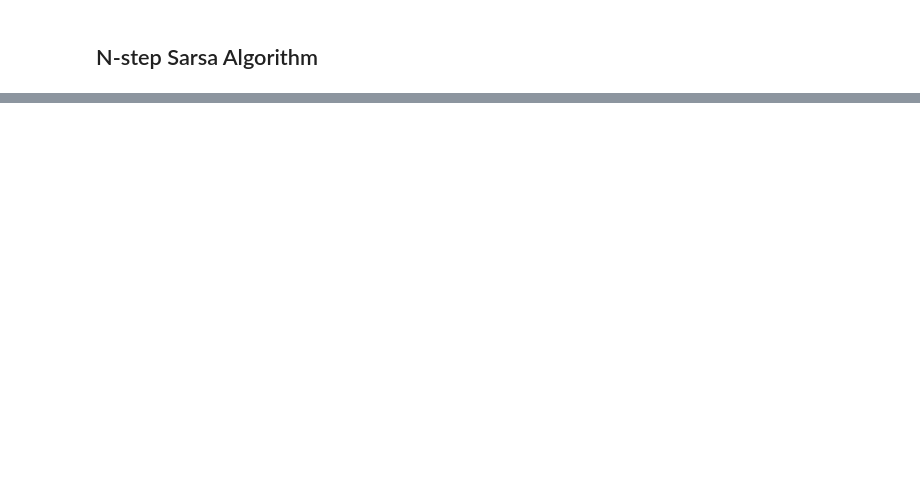
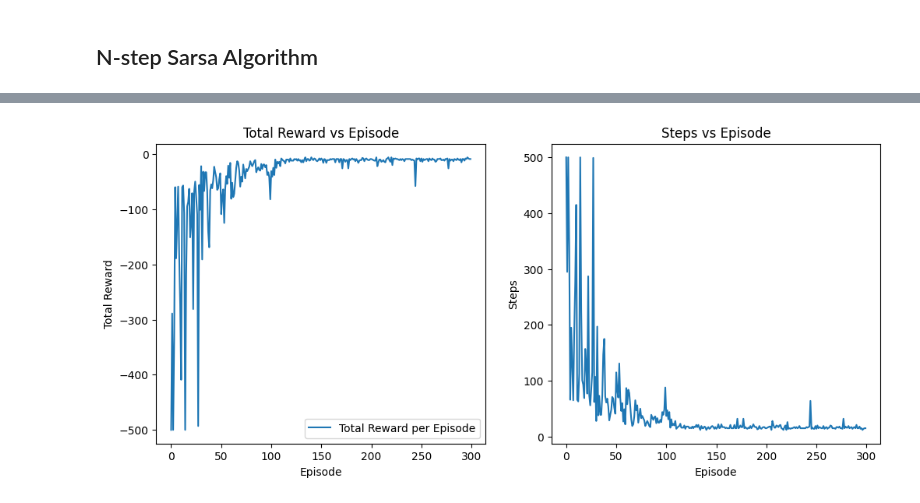
Before and after one commit to VulcanZhX/Hands-on-RL, a Jupyter notebook: C5_5-TD_nstep.ipynb, the cells around one changed output, grey strips where cells are left out. Cells and saved outputs as stored; diff of their text form; code cells hidden in the pictures; blank space fills up the shorter version.

```diff
--- a/C5_5-TD_nstep.ipynb
+++ b/C5_5-TD_nstep.ipynb
@@ -225,0 +342,83 @@ Episode 300/300, Average Reward: -23.5
+# %%
+## Main Program for Off-Policy Sarsa
+# initialize environment and parameters
+env = WindyGridWorld_Stochastic()
+np.random.seed(2)  # 设置随机种子以便复现
+ncol = env.width
+nrow = env.height
+epsilon = 0.1
+alpha = 0.1  # learning rate(approximation of 1/N)
+gamma = 0.85  # discount factor
+agent = n_Sarsa_offpi(ncol, nrow, epsilon, alpha, gamma)
+num_episodes = 300
+
+# Train the agent
+reward_list, step_ep_list, Q_table, policy = agent.n_Sarsa_offpi_main(
+    env, num_episodes)
+# Simulate the learned policy
+state_policy_list = []
+action_policy_list = []
+done = False
+sim_step = 0
+reward_total = 0
+env.reset()  # 重置环境
+state_policy_list.append(env.state_pos)  # 记录初始状态
+while (not done) and sim_step < 100:
+    state = env.state_pos  # 获取当前状态
+    action = policy[state]  # 从初始状态获取动作
+    nxt_state, reward, done = env.step(env.state_pos, action)
+    reward_total += reward
+    # record the state and action
+    state_policy_list.append(env.state_pos)
+    action_policy_list.append(action)
+    # update the state_idx
+    state = nxt_state
+    # check if the goal is reached
+    if env.state_pos == env.goal:
+        done = True
+    sim_step += 1
+
+# Plot the learning results
+plt.figure(figsize=(12, 5))
+plt.subplot(1, 2, 1)
+plt.plot(reward_list, label='Total Reward per Episode')
+plt.xlabel('Episode')
+plt.ylabel('Total Reward')
+plt.title('Total Reward vs Episode')
+plt.legend()
+plt.subplot(1, 2, 2)
+plt.plot(step_ep_list, label='Steps per Episode')
+plt.xlabel('Episode')
+plt.ylabel('Steps')
+plt.title('Steps vs Episode')
+plt.show()
+
+# Plot the simulation
+plt.figure(figsize=(8, 6))
+
+# extract the x and y coordinates from the state_policy_list
+state_policy_list_coord = [(s % ncol, s // ncol) for s in state_policy_list
+                           ]  # Convert to (x, y) coordinates
+
+# Plot the path taken by the agent
+plt.plot(*zip(*state_policy_list_coord),
+         marker='o',
+         label='State Path',
+         color='green')
+plt.grid(True)
+plt.xlabel('X Position')
+plt.ylabel('Y Position')
+plt.title('State Path Following the Learned Policy')
+plt.xlim(0, ncol - 1)
+plt.ylim(0, nrow - 1)
+plt.gca().invert_yaxis()  # Invert y-axis to match grid orientation
+plt.gca().xaxis.set_ticks_position('top')
+
+# Plot the windy cells
+for cell in env.windy_cells:
+    plt.plot(cell % ncol,
+             cell // ncol,
+             'ro',
+             markersize=10,
+             label='Windy Cell' if cell == env.windy_cells[0] else "")
+# %% [output]
@@ -225,0 +442 @@ Episode 300/300, Average Reward: -23.5
+[figure, added]
```
Also changed, not shown: parts of 6 cells of this notebook, 7 other files.
